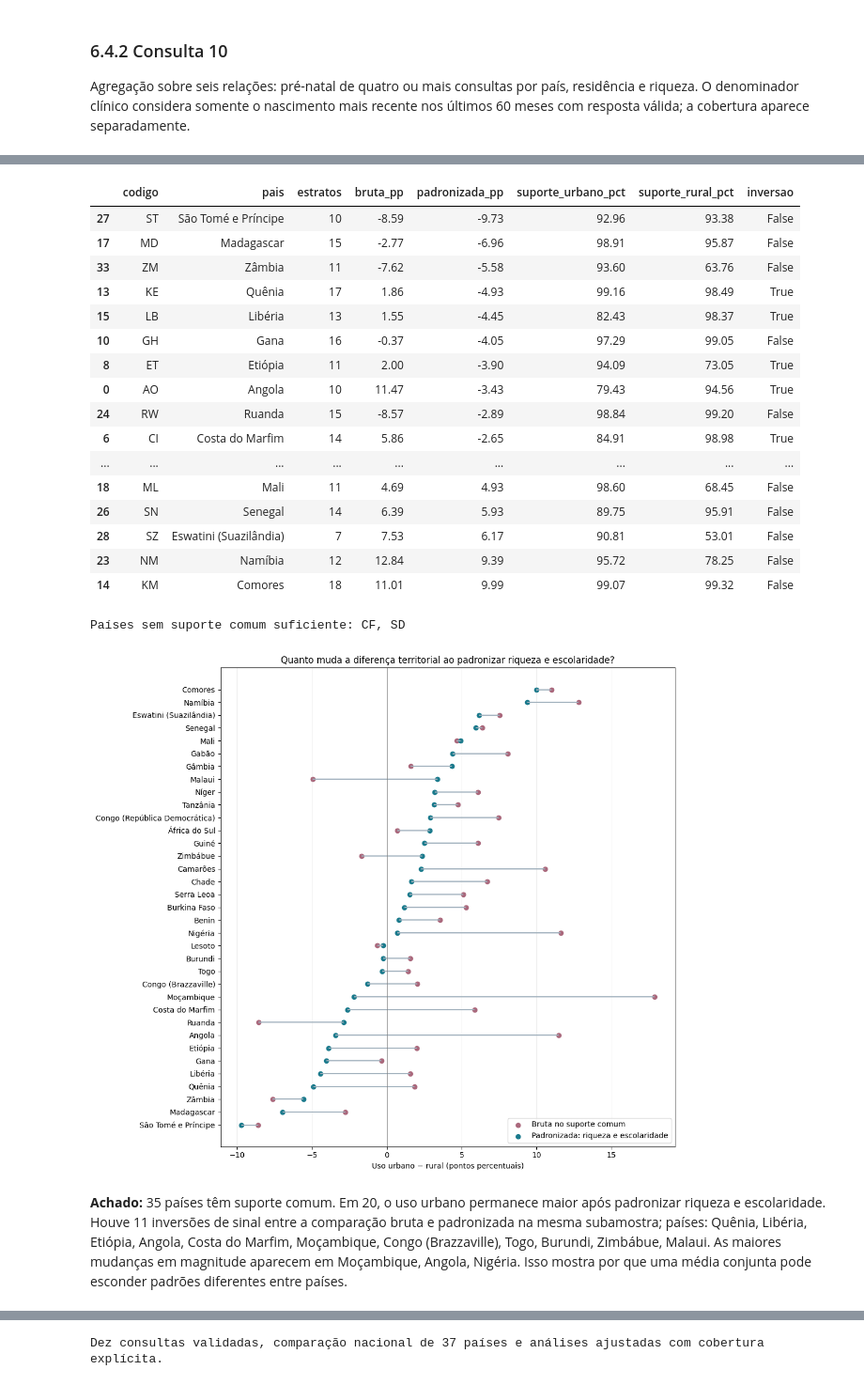
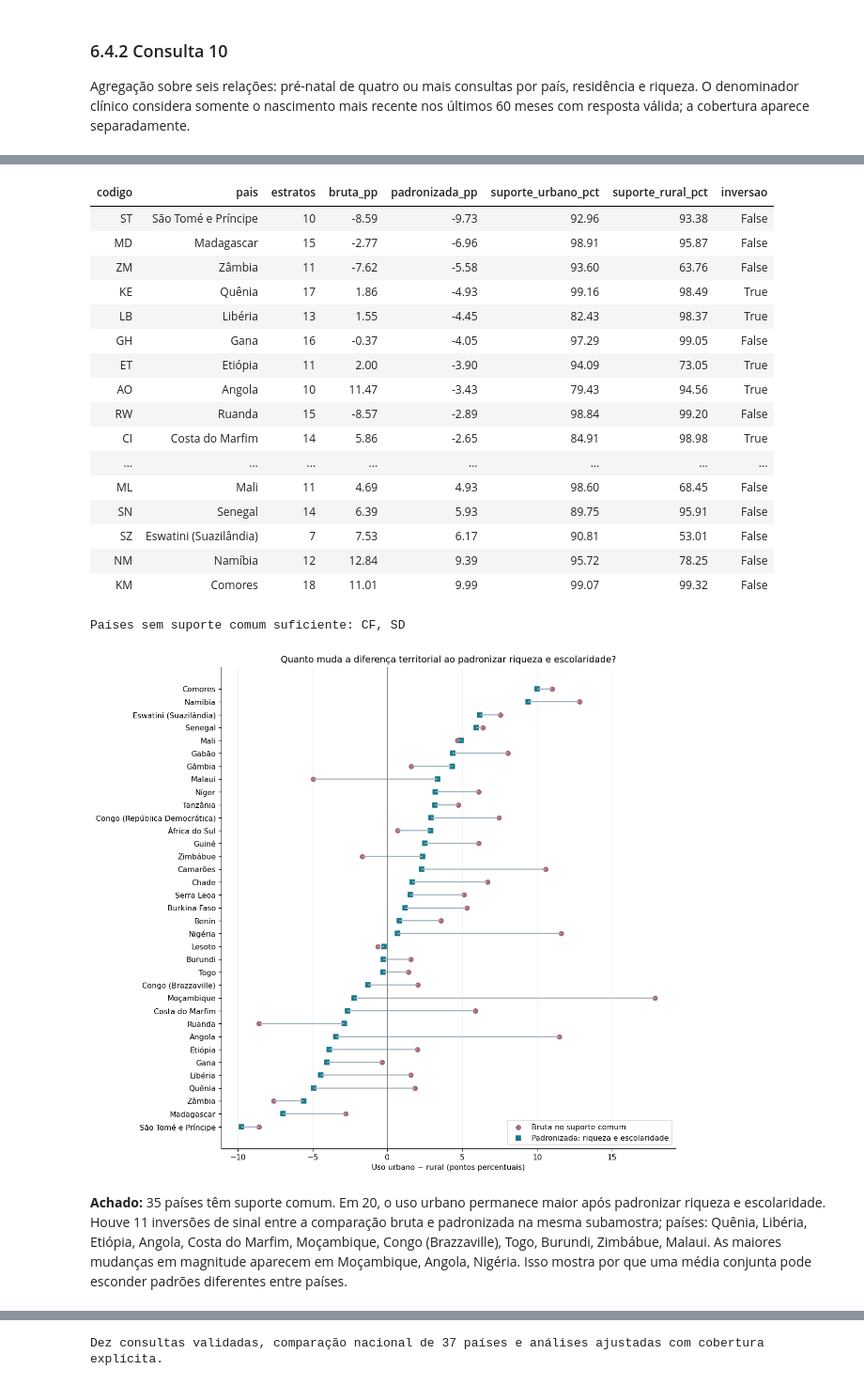
Before and after one commit to limag-henrique/subsaharanAfrica-womenData, a Jupyter notebook: tp_template.ipynb, the cells around one changed output, grey strips where cells are left out. Shown at 94% size. Cells and saved outputs as stored; diff of their text form; code cells hidden in the pictures.

```diff
--- a/tp_template.ipynb
+++ b/tp_template.ipynb
@@ -968,14 +1256,14 @@ for (codigo,nome),g in r9.groupby(['codigo','nome']):
 ajustes=pd.DataFrame(ajustes,columns=['codigo','pais','estratos','bruta_pp','padronizada_pp','suporte_urbano_pct','suporte_rural_pct'])
 ajustes['inversao']=ajustes.bruta_pp*ajustes.padronizada_pp<0
 ajustes=ajustes.sort_values('padronizada_pp')
-display(ajustes.round(2))
+detalhes(ajustes.round(2), 'Padronização e cobertura do suporte comum')
 ausentes=sorted(set(cobertura.codigo)-set(ajustes.codigo))
 print('Países sem suporte comum suficiente:', ', '.join(ausentes) or 'nenhum')
 fig,ax=plt.subplots(figsize=(11,max(7,len(ajustes)*.28)))
 y=np.arange(len(ajustes))
 ax.hlines(y,ajustes.bruta_pp,ajustes.padronizada_pp,color='#a0b0bc')
 ax.scatter(ajustes.bruta_pp,y,label='Bruta no suporte comum',color='#aa687c')
-ax.scatter(ajustes.padronizada_pp,y,label='Padronizada: riqueza e escolaridade',color='#1a7a8c')
+ax.scatter(ajustes.padronizada_pp,y,label='Padronizada: riqueza e escolaridade',color='#1a7a8c',marker='s')
 ax.set_yticks(y,ajustes.pais); ax.axvline(0,color='gray',lw=.7)
 ax.set_xlabel('Uso urbano − rural (pontos percentuais)'); ax.set_title('Quanto muda a diferença territorial ao padronizar riqueza e escolaridade?')
 ax.legend(loc='best'); ax.grid(axis='x',alpha=.2); fig.tight_layout(); display(fig); plt.close(fig)
@@ -988,22 +1277,22 @@ display(Markdown(f"**Achado:** {len(ajustes)} países têm suporte comum. Em {in
-|  | codigo | pais | estratos | bruta_pp | padronizada_pp | suporte_urbano_pct | suporte_rural_pct | inversao |
-| 27 | ST | São Tomé e Príncipe | 10 | -8.59 | -9.73 | 92.96 | 93.38 | False |
-| 17 | MD | Madagascar | 15 | -2.77 | -6.96 | 98.91 | 95.87 | False |
-| 33 | ZM | Zâmbia | 11 | -7.62 | -5.58 | 93.60 | 63.76 | False |
-| 13 | KE | Quênia | 17 | 1.86 | -4.93 | 99.16 | 98.49 | True |
-| 15 | LB | Libéria | 13 | 1.55 | -4.45 | 82.43 | 98.37 | True |
-| 10 | GH | Gana | 16 | -0.37 | -4.05 | 97.29 | 99.05 | False |
-| 8 | ET | Etiópia | 11 | 2.00 | -3.90 | 94.09 | 73.05 | True |
-| 0 | AO | Angola | 10 | 11.47 | -3.43 | 79.43 | 94.56 | True |
-| 24 | RW | Ruanda | 15 | -8.57 | -2.89 | 98.84 | 99.20 | False |
-| 6 | CI | Costa do Marfim | 14 | 5.86 | -2.65 | 84.91 | 98.98 | True |
-| ... | ... | ... | ... | ... | ... | ... | ... | ... |
-| 18 | ML | Mali | 11 | 4.69 | 4.93 | 98.60 | 68.45 | False |
-| 26 | SN | Senegal | 14 | 6.39 | 5.93 | 89.75 | 95.91 | False |
-| 28 | SZ | Eswatini (Suazilândia) | 7 | 7.53 | 6.17 | 90.81 | 53.01 | False |
-| 23 | NM | Namíbia | 12 | 12.84 | 9.39 | 95.72 | 78.25 | False |
-| 14 | KM | Comores | 18 | 11.01 | 9.99 | 99.07 | 99.32 | False |
+| codigo | pais | estratos | bruta_pp | padronizada_pp | suporte_urbano_pct | suporte_rural_pct | inversao |
+| ST | São Tomé e Príncipe | 10 | -8.59 | -9.73 | 92.96 | 93.38 | False |
+| MD | Madagascar | 15 | -2.77 | -6.96 | 98.91 | 95.87 | False |
+| ZM | Zâmbia | 11 | -7.62 | -5.58 | 93.60 | 63.76 | False |
+| KE | Quênia | 17 | 1.86 | -4.93 | 99.16 | 98.49 | True |
+| LB | Libéria | 13 | 1.55 | -4.45 | 82.43 | 98.37 | True |
+| GH | Gana | 16 | -0.37 | -4.05 | 97.29 | 99.05 | False |
+| ET | Etiópia | 11 | 2.00 | -3.90 | 94.09 | 73.05 | True |
+| AO | Angola | 10 | 11.47 | -3.43 | 79.43 | 94.56 | True |
+| RW | Ruanda | 15 | -8.57 | -2.89 | 98.84 | 99.20 | False |
+| CI | Costa do Marfim | 14 | 5.86 | -2.65 | 84.91 | 98.98 | True |
+| ... | ... | ... | ... | ... | ... | ... | ... |
+| ML | Mali | 11 | 4.69 | 4.93 | 98.60 | 68.45 | False |
+| SN | Senegal | 14 | 6.39 | 5.93 | 89.75 | 95.91 | False |
+| SZ | Eswatini (Suazilândia) | 7 | 7.53 | 6.17 | 90.81 | 53.01 | False |
+| NM | Namíbia | 12 | 12.84 | 9.39 | 95.72 | 78.25 | False |
+| KM | Comores | 18 | 11.01 | 9.99 | 99.07 | 99.32 | False |
-Países sem suporte comum suficiente: CF, SD
+Países sem suporte comum suficiente: CF, SD
-[figure, old version]
+[figure, new version]
 **Achado:** 35 países têm suporte comum. Em 20, o uso urbano permanece maior após padronizar riqueza e escolaridade. Houve 11 inversões de sinal entre a comparação bruta e padronizada na mesma subamostra; países: Quênia, Libéria, Etiópia, Angola, Costa do Marfim, Moçambique, Congo (Brazzaville), Togo, Burundi, Zimbábue, Malaui. As maiores mudanças em magnitude aparecem em Moçambique, Angola, Nigéria. Isso mostra por que uma média conjunta pode esconder padrões diferentes entre países.
 # %%
 # Sensibilidade: verificar inversões com mais respostas por estrato.
```
Also changed, not shown: parts of 33 cells of this notebook, 2 other files.
